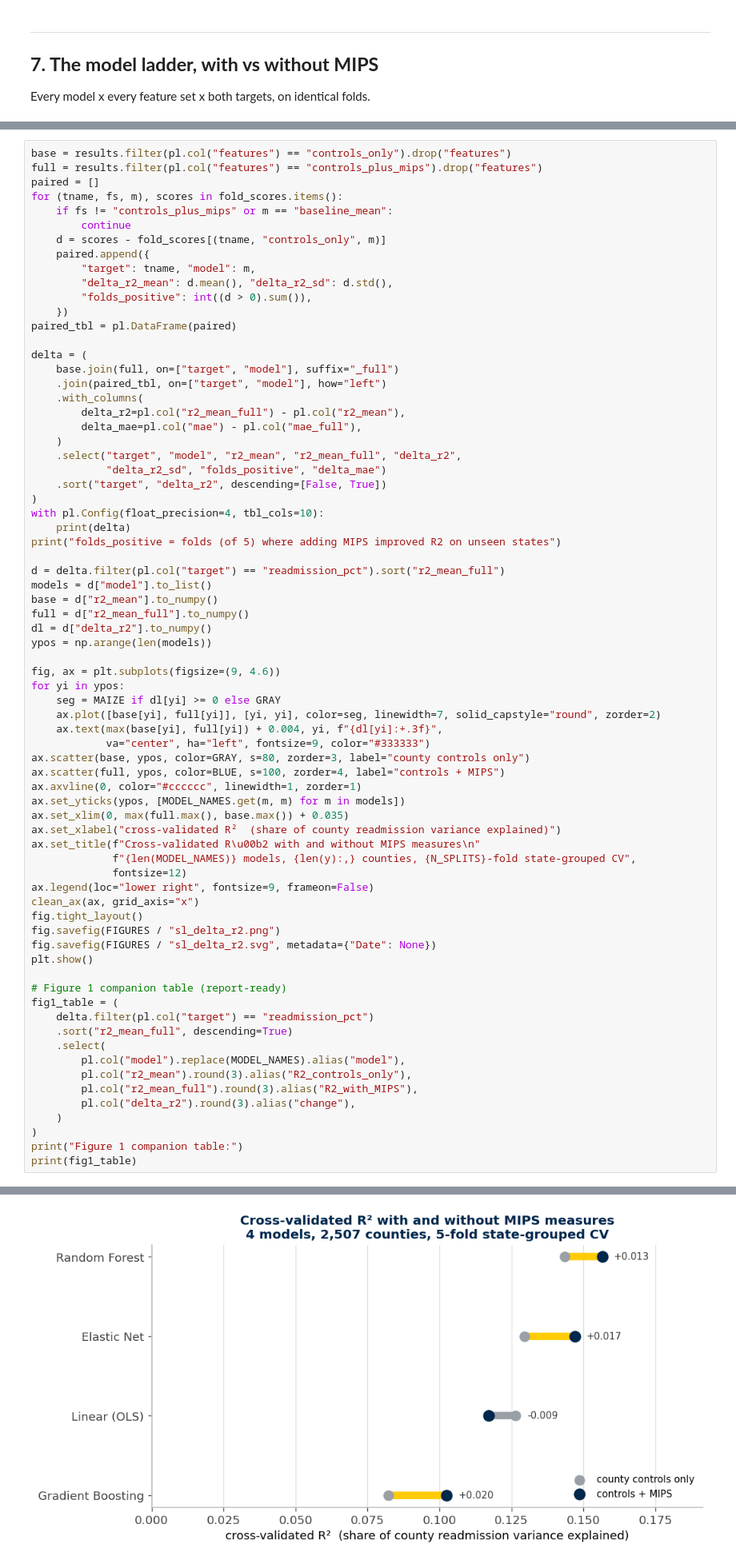
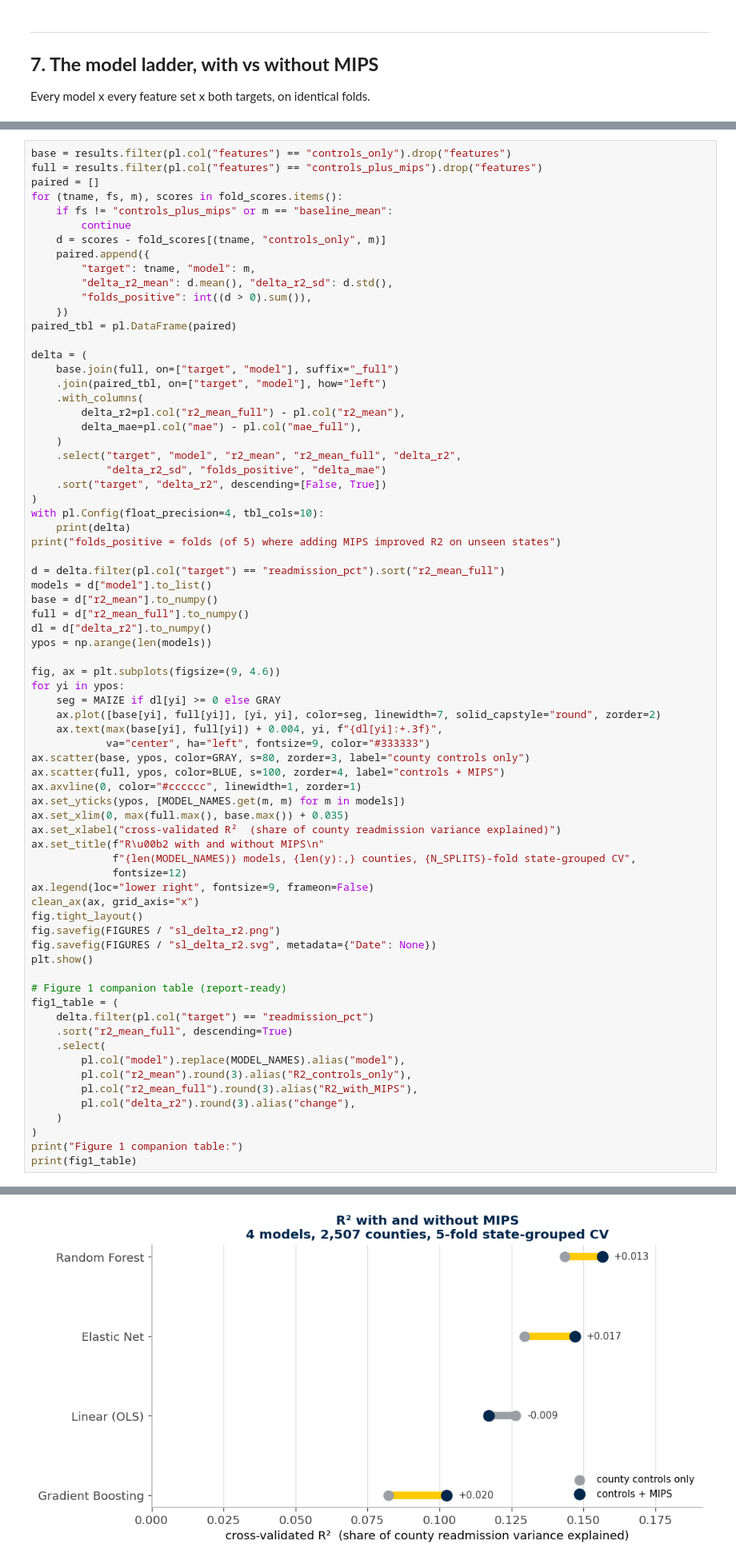
Before and after one commit to memckay/mads-capstone, a Jupyter notebook: notebooks/04_supervised_learning.ipynb, the cells around one changed output, grey strips where cells are left out. Shown at 80% size. Drawn from its saved outputs; the diff is of its cells as text.

```diff
--- a/notebooks/04_supervised_learning.ipynb
+++ b/notebooks/04_supervised_learning.ipynb
@@ -647,7 +647,7 @@ ax.axvline(0, color="#cccccc", linewidth=1, zorder=1)
 ax.set_yticks(ypos, [MODEL_NAMES.get(m, m) for m in models])
 ax.set_xlim(0, max(full.max(), base.max()) + 0.035)
 ax.set_xlabel("cross-validated R²  (share of county readmission variance explained)")
-ax.set_title(f"Cross-validated R\u00b2 with and without MIPS measures\n"
+ax.set_title(f"R\u00b2 with and without MIPS\n"
              f"{len(MODEL_NAMES)} models, {len(y):,} counties, {N_SPLITS}-fold state-grouped CV",
              fontsize=12)
 ax.legend(loc="lower right", fontsize=9, frameon=False)
@@ -661,34 +661,34 @@ plt.show()
 fig1_table = (
     delta.filter(pl.col("target") == "readmission_pct")
     .sort("r2_mean_full", descending=True)
     .select(
         pl.col("model").replace(MODEL_NAMES).alias("model"),
         pl.col("r2_mean").round(3).alias("R2_controls_only"),
         pl.col("r2_mean_full").round(3).alias("R2_with_MIPS"),
         pl.col("delta_r2").round(3).alias("change"),
     )
 )
 print("Figure 1 companion table:")
 print(fig1_table)
 # %% [output]
 shape: (8, 8)
 ┌─────────────┬────────────┬─────────┬────────────┬──────────┬────────────┬────────────┬───────────┐
 │ target      ┆ model      ┆ r2_mean ┆ r2_mean_fu ┆ delta_r2 ┆ delta_r2_s ┆ folds_posi ┆ delta_mae │
 │ ---         ┆ ---        ┆ ---     ┆ ll         ┆ ---      ┆ d          ┆ tive       ┆ ---       │
 │ str         ┆ str        ┆ f64     ┆ ---        ┆ f64      ┆ ---        ┆ ---        ┆ f64       │
 │             ┆            ┆         ┆ f64        ┆          ┆ f64        ┆ i64        ┆           │
 ╞═════════════╪════════════╪═════════╪════════════╪══════════╪════════════╪════════════╪═══════════╡
 │ readmission ┆ grad_boost ┆ 0.0823  ┆ 0.1024     ┆ 0.0202   ┆ 0.0518     ┆ 2          ┆ 0.0003    │
 │ _pct        ┆            ┆         ┆            ┆          ┆            ┆            ┆           │
 │ readmission ┆ elastic_ne ┆ 0.1295  ┆ 0.1469     ┆ 0.0174   ┆ 0.0126     ┆ 5          ┆ 0.0003    │
 │ _pct        ┆ t          ┆         ┆            ┆          ┆            ┆            ┆           │
 │ readmission ┆ random_for ┆ 0.1434  ┆ 0.1565     ┆ 0.0131   ┆ 0.0143     ┆ 3          ┆ 0.0002    │
 ... (9 lines left out)
 │ stdzd_cost_ ┆ linear     ┆ 0.0266  ┆ -0.0096    ┆ -0.0362  ┆ 0.0428     ┆ 1          ┆ -27.3961  │
 │ pc          ┆            ┆         ┆            ┆          ┆            ┆            ┆           │
 └─────────────┴────────────┴─────────┴────────────┴──────────┴────────────┴────────────┴───────────┘
 folds_positive = folds (of 5) where adding MIPS improved R2 on unseen states
-[figure, old version]
+[figure, new version]
 Figure 1 companion table:
 shape: (4, 4)
 ┌───────────────────┬──────────────────┬──────────────┬────────┐
```
Also changed, not shown: parts of 3 cells of this notebook, 10 other files.
